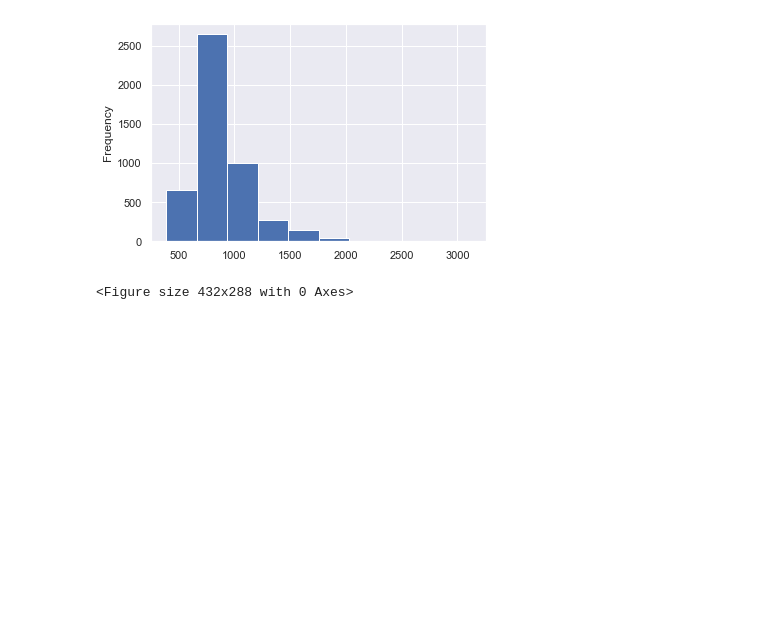
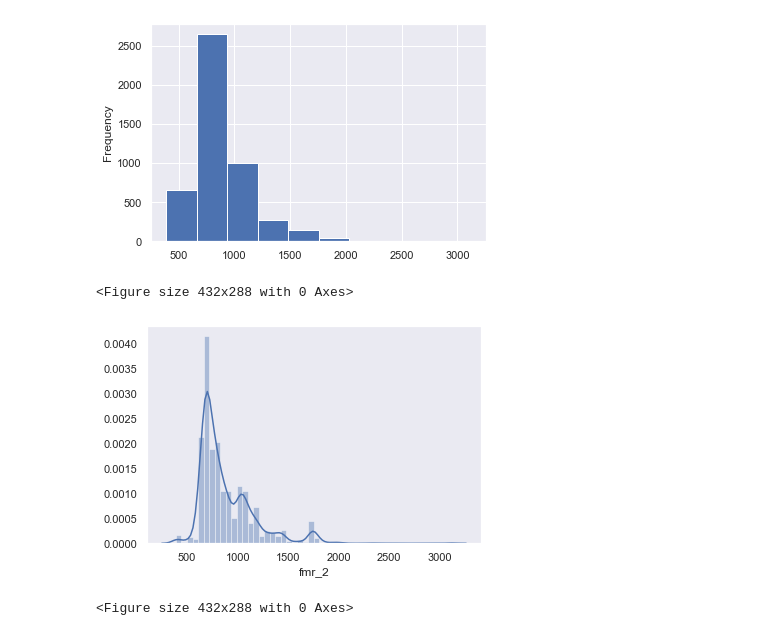
Before and after one commit to Alumasa/Python-for-data-science, a Jupyter notebook: Intermediate Seaborn.ipynb, the cells around one changed output. Drawn from its saved outputs; the diff is of its cells as text; code cells hidden in the pictures; blank space fills up the shorter version.

```diff
--- a/Intermediate Seaborn.ipynb
+++ b/Intermediate Seaborn.ipynb
@@ -176,3 +176,11 @@ plt.clf()
 [figure]
 [figure]
 <Figure size 432x288 with 0 Axes>
+# %%
+sns.set_style('dark')
+sns.distplot(data['fmr_2'])
+plt.show()
+plt.clf()
+# %% [output]
+[figure, added]
+<Figure size 432x288 with 0 Axes>
```
Also changed, not shown: parts of 14 cells of this notebook.
